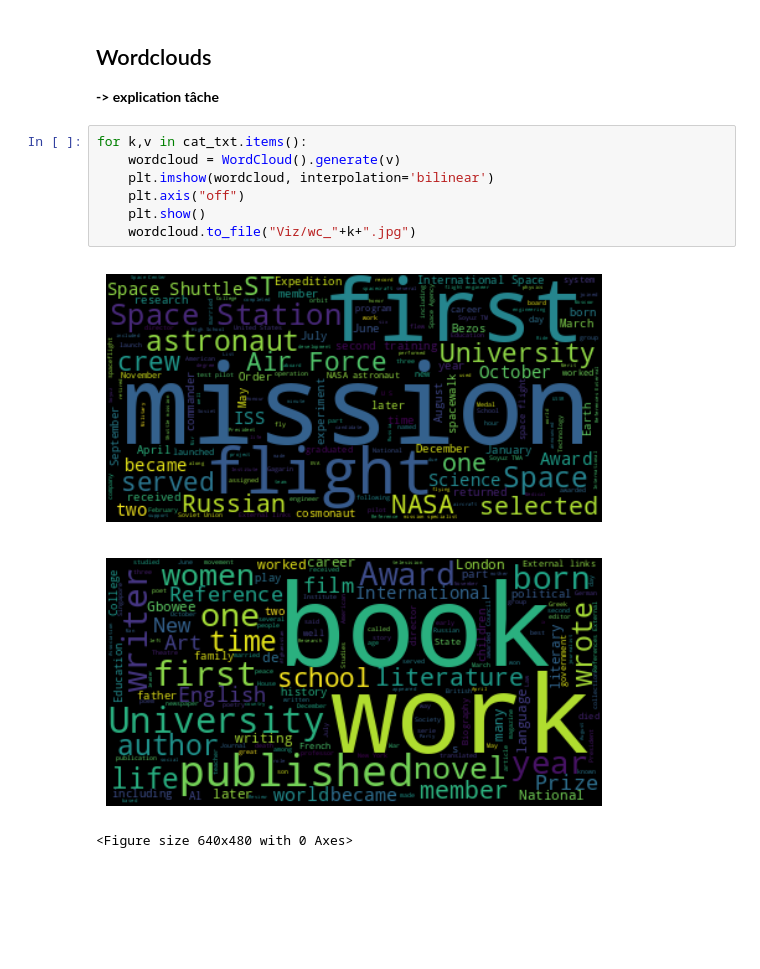
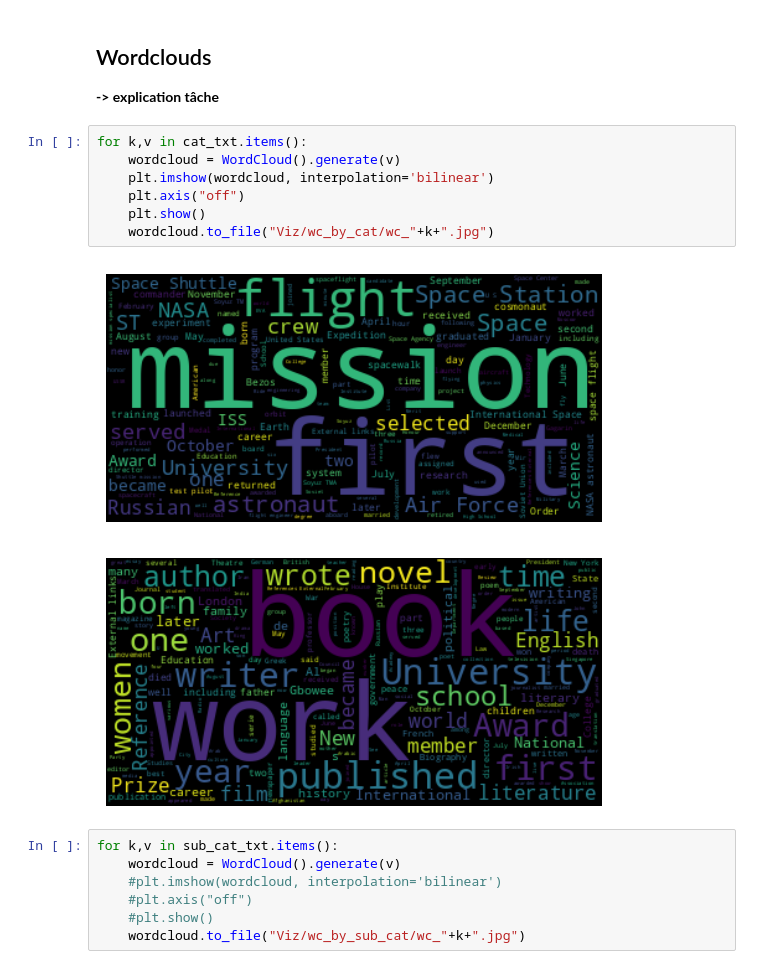
Before and after one commit to edgolyakova/DataScienceProj, a Jupyter notebook: vocabulary.ipynb, the cells around one changed output. Saved outputs shown, nothing was run; the diff lists cells and outputs as text; blank space fills up the shorter version.

```diff
--- a/vocabulary.ipynb
+++ b/vocabulary.ipynb
@@ -123,11 +123,17 @@ len(sub_cat_token)
 # %%
 for k,v in cat_txt.items():
     wordcloud = WordCloud().generate(v)
     plt.imshow(wordcloud, interpolation='bilinear')
     plt.axis("off")
     plt.show()
-    wordcloud.to_file("Viz/wc_"+k+".jpg")
+    wordcloud.to_file("Viz/wc_by_cat/wc_"+k+".jpg")
 # %% [output]
-[figure, old version]
+[figure, new version]
-[figure, old version]
+[figure, new version]
-<Figure size 640x480 with 0 Axes>
+# %%
+for k,v in sub_cat_txt.items():
+    wordcloud = WordCloud().generate(v)
+    #plt.imshow(wordcloud, interpolation='bilinear')
+    #plt.axis("off")
+    #plt.show()
+    wordcloud.to_file("Viz/wc_by_sub_cat/wc_"+k+".jpg")
```
